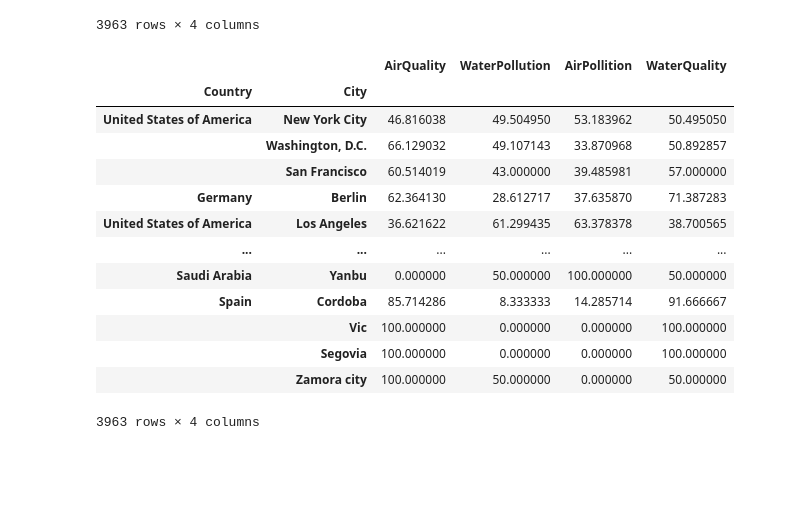
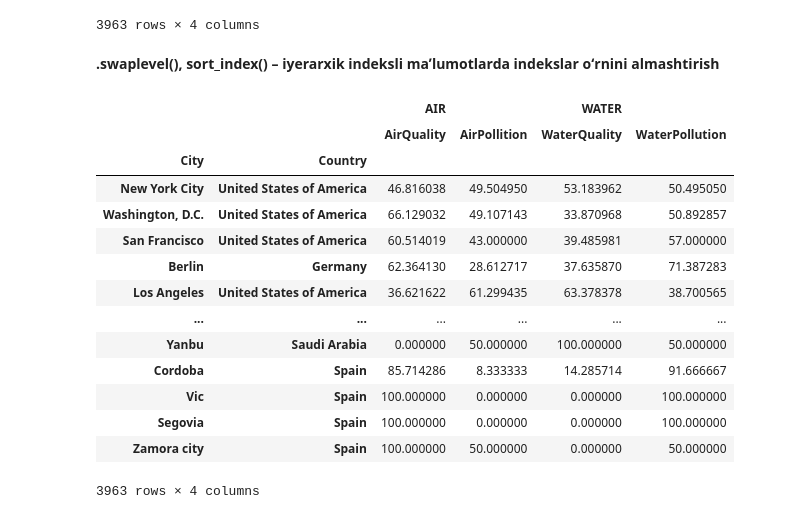
Before and after one commit to ulubeykhuja/mohir_dev_lessons, a Jupyter notebook: multiindex.ipynb, the cells around one changed output. Drawn from its saved outputs; the diff is of its cells as text; code cells hidden in the pictures; blank space fills up the shorter version.

```diff
--- a/multiindex.ipynb
+++ b/multiindex.ipynb
@@ -372,21 +397,23 @@ df3
 |  | Segovia | 100.000000 | 0.000000 | 0.000000 | 100.000000 |
 |  | Zamora city | 100.000000 | 50.000000 | 0.000000 | 50.000000 |
 3963 rows × 4 columns
-# %%
-df2.drop(columns=['Region'], inplace=True)
-df2
-# %% [output]
-|  |  | AirQuality | WaterPollution | AirPollition | WaterQuality |
-| Country | City |  |  |  |  |
-| United States of America | New York City | 46.816038 | 49.504950 | 53.183962 | 50.495050 |
-|  | Washington, D.C. | 66.129032 | 49.107143 | 33.870968 | 50.892857 |
-|  | San Francisco | 60.514019 | 43.000000 | 39.485981 | 57.000000 |
-| Germany | Berlin | 62.364130 | 28.612717 | 37.635870 | 71.387283 |
-| United States of America | Los Angeles | 36.621622 | 61.299435 | 63.378378 | 38.700565 |
-| ... | ... | ... | ... | ... | ... |
-| Saudi Arabia | Yanbu | 0.000000 | 50.000000 | 100.000000 | 50.000000 |
-| Spain | Cordoba | 85.714286 | 8.333333 | 14.285714 | 91.666667 |
-|  | Vic | 100.000000 | 0.000000 | 0.000000 | 100.000000 |
-|  | Segovia | 100.000000 | 0.000000 | 0.000000 | 100.000000 |
-|  | Zamora city | 100.000000 | 50.000000 | 0.000000 | 50.000000 |
-3963 rows × 4 columns
+# %% [markdown]
+**.swaplevel(), sort_index() – iyerarxik indeksli maʼlumotlarda indekslar oʻrnini almashtirish**
+# %%
+df3.swaplevel('Country', 'City') # index o'rnini almashtiramiz
+# %% [output]
+|  |  | AIR |  | WATER |  |
+|  |  | AirQuality | AirPollition | WaterQuality | WaterPollution |
+| City | Country |  |  |  |  |
+| New York City | United States of America | 46.816038 | 49.504950 | 53.183962 | 50.495050 |
+| Washington, D.C. | United States of America | 66.129032 | 49.107143 | 33.870968 | 50.892857 |
+| San Francisco | United States of America | 60.514019 | 43.000000 | 39.485981 | 57.000000 |
+| Berlin | Germany | 62.364130 | 28.612717 | 37.635870 | 71.387283 |
+| Los Angeles | United States of America | 36.621622 | 61.299435 | 63.378378 | 38.700565 |
+| ... | ... | ... | ... | ... | ... |
+| Yanbu | Saudi Arabia | 0.000000 | 50.000000 | 100.000000 | 50.000000 |
+| Cordoba | Spain | 85.714286 | 8.333333 | 14.285714 | 91.666667 |
+| Vic | Spain | 100.000000 | 0.000000 | 0.000000 | 100.000000 |
+| Segovia | Spain | 100.000000 | 0.000000 | 0.000000 | 100.000000 |
+| Zamora city | Spain | 100.000000 | 50.000000 | 0.000000 | 50.000000 |
+3963 rows × 4 columns
```
Also changed, not shown: parts of 11 cells of this notebook.
